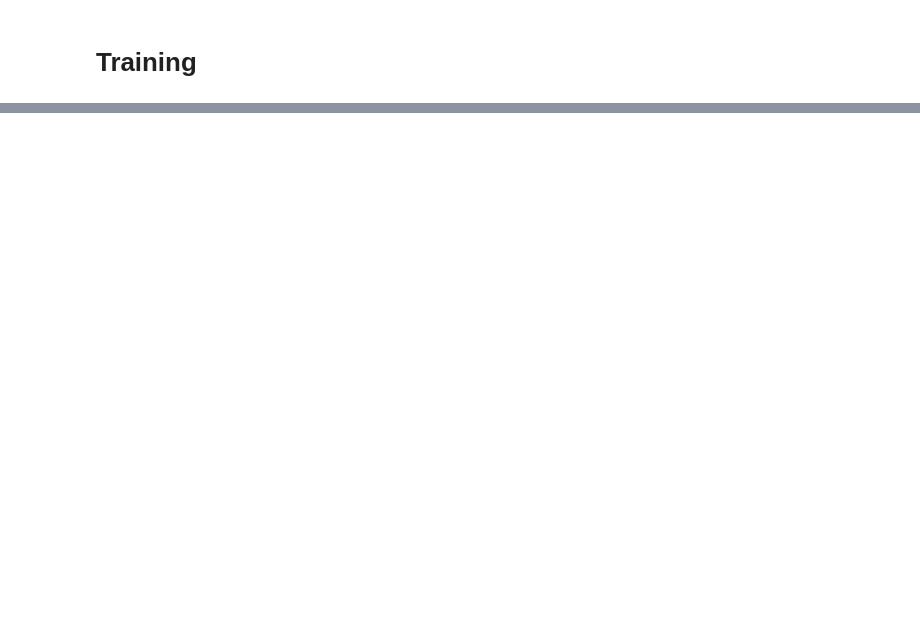
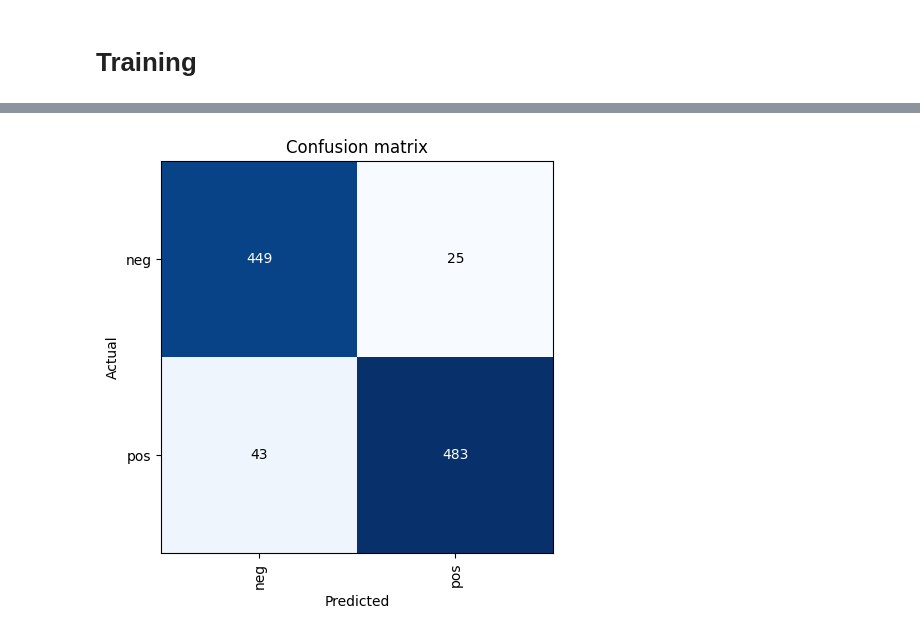
Before and after one commit to narang99/roads, a Jupyter notebook: mtrain/notebooks/SmallNet.ipynb, the cells around one changed output, grey strips where cells are left out. Saved outputs shown, nothing was run; the diff lists cells and outputs as text; code cells hidden in the pictures; blank space fills up the shorter version.

```diff
--- a/mtrain/notebooks/SmallNet.ipynb
+++ b/mtrain/notebooks/SmallNet.ipynb
@@ -42,13 +43,23 @@ index created!
 # %% [markdown]
 # Training
 # %%
-from fastai.vision.all import ImageDataLoaders, get_image_files
+from fastai.vision.all import (
+    DataBlock,
+    CategoryBlock,
+    ImageBlock,
+    get_image_files,
+    RandomSplitter,
+    parent_label,
+)
+
+dbl = DataBlock(
+    blocks=(ImageBlock, CategoryBlock),
+    get_items=get_image_files,
+    splitter=RandomSplitter(valid_pct=0.2, seed=42),
+    get_y=parent_label,
+)
 
 
-def label_func(path):
-    return Path(path).parent.name
-
-dls = ImageDataLoaders.from_name_func(
-    LOG_BASE, get_image_files(OUTS), valid_pct=0.2, seed=42, label_func=label_func
-)
+dls = dbl.dataloaders(OUTS, path=LOG_BASE)
+dls.valid.show_batch(max_n=4, nrows=1)
 # %%
@@ -57,2 +72,4 @@ from fastai.vision.all import vision_learner, mobilenet_v3_small, CrossEntropyLo
 # %%
 learner = vision_learner(dls, mobilenet_v3_small, normalize=True, pretrained=True)
+learner = learner.remove_cbs([ProgressCallback])
+learner = learner.add_cb(CSVLogger)
@@ -64,0 +90,3 @@ AttributeError: Exception occured in `ProgressCallback` when calling event `befo
+# %%
+learner.unfreeze()
+learner.fit_one_cycle(10, lr_max=slice(1e-6, 1e-4))
@@ -64,0 +104,7 @@ AttributeError: Exception occured in `ProgressCallback` when calling event `befo
+# %%
+from fastai.vision.all import ClassificationInterpretation
+
+interp = ClassificationInterpretation.from_learner(learner)
+interp.plot_confusion_matrix()
+# %% [output]
+[figure, added]
```
Also changed, not shown: parts of 8 cells of this notebook, 6 other files.
